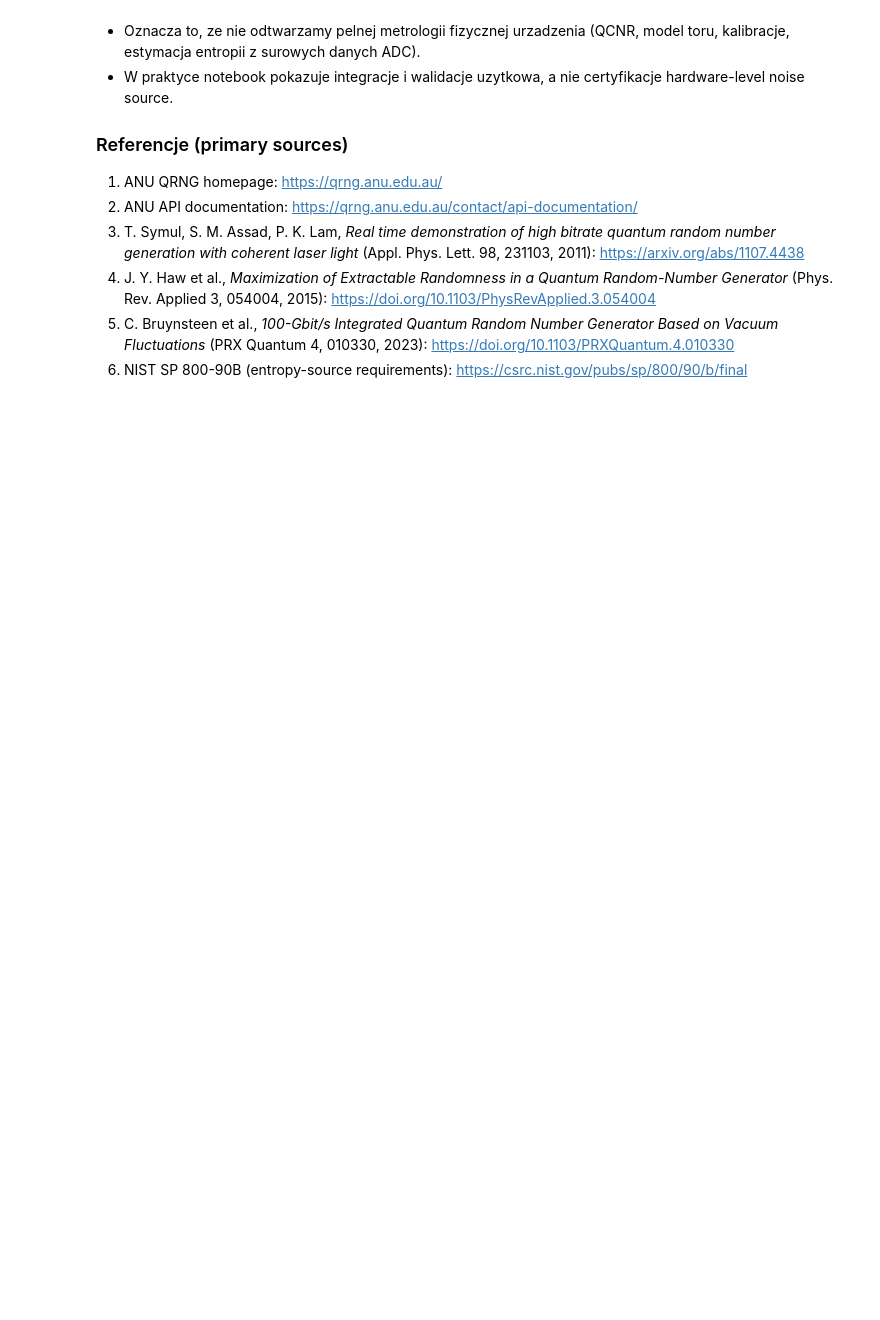
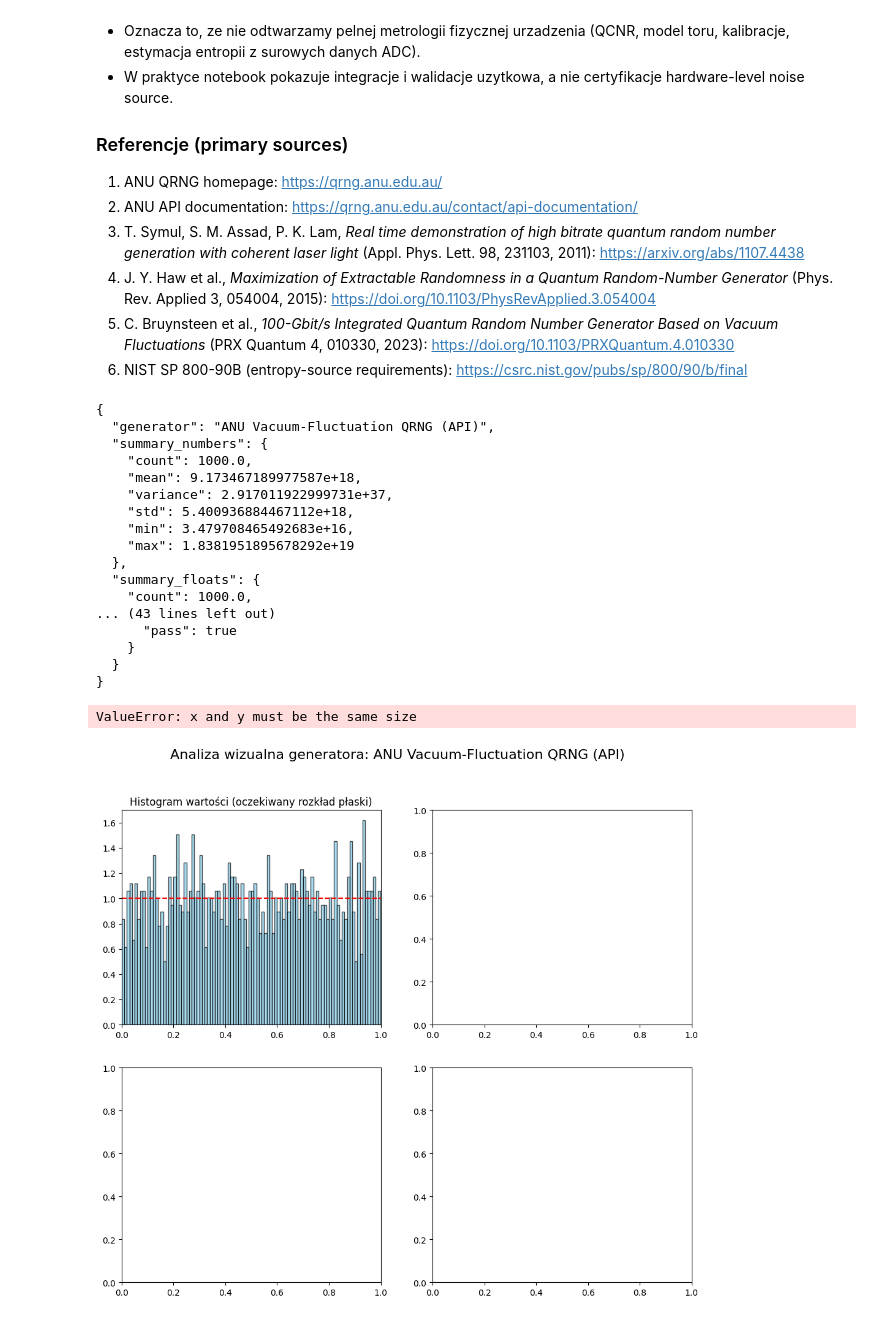
Before and after one commit to lsok02/IPOWBDB, a Jupyter notebook: noteboooks/P7.ipynb, the cells around one changed output. Saved outputs shown, nothing was run; the diff lists cells and outputs as text; code cells hidden in the pictures; blank space fills up the shorter version.

```diff
--- a/noteboooks/P7.ipynb
+++ b/noteboooks/P7.ipynb
@@ -99,7 +99,7 @@ cfg = ValidationConfig(n_numbers=1000, n_bits=20000)
 # %%
 generator = ANUVacuumQRNG(
     api_url="https://api.quantumnumbers.anu.edu.au/",
-    api_key=None,
+    api_key="rdz5IvlD9Iask1prJGPnE8rH8PCtSNhP58u9ntmm",
     max_chunk=1024,
     timeout_sec=20.0,
     record_downloads=True,
@@ -121,30 +121,50 @@ run_dir.mkdir(parents=True, exist_ok=True)
     encoding="utf-8",
 )
 
 raw_path = generator.dump_download_log(str(run_dir / "api_download_uint8.bin"))
 stats = generator.download_stats()
 
 (run_dir / "run_metadata.json").write_text(
     json.dumps(
         {
             "run_id": run_id,
             "api_url": generator.api_url,
             "validation_config": {
                 "n_numbers": cfg.n_numbers,
                 "n_bits": cfg.n_bits,
                 "approx_entropy_block_size": cfg.approx_entropy_block_size,
             },
             "visual_test_samples": 1792,
             "download_stats": stats,
             "files": {
                 "validation_results": str(results_path),
                 "api_download_uint8": raw_path,
             },
         },
         indent=2,
     ),
     encoding="utf-8",
 )
 
 print(f"Run dump saved to: {run_dir}")
 print(json.dumps(stats, indent=2))
+# %% [output]
+{
+  "generator": "ANU Vacuum-Fluctuation QRNG (API)",
+  "summary_numbers": {
+    "count": 1000.0,
+    "mean": 9.173467189977587e+18,
+    "variance": 2.917011922999731e+37,
+    "std": 5.400936884467112e+18,
+    "min": 3.479708465492683e+16,
+    "max": 1.8381951895678292e+19
+  },
+  "summary_floats": {
+    "count": 1000.0,
+... (43 lines left out)
+      "pass": true
+    }
+  }
+}
+ValueError: x and y must be the same size
+[figure, added]
```
